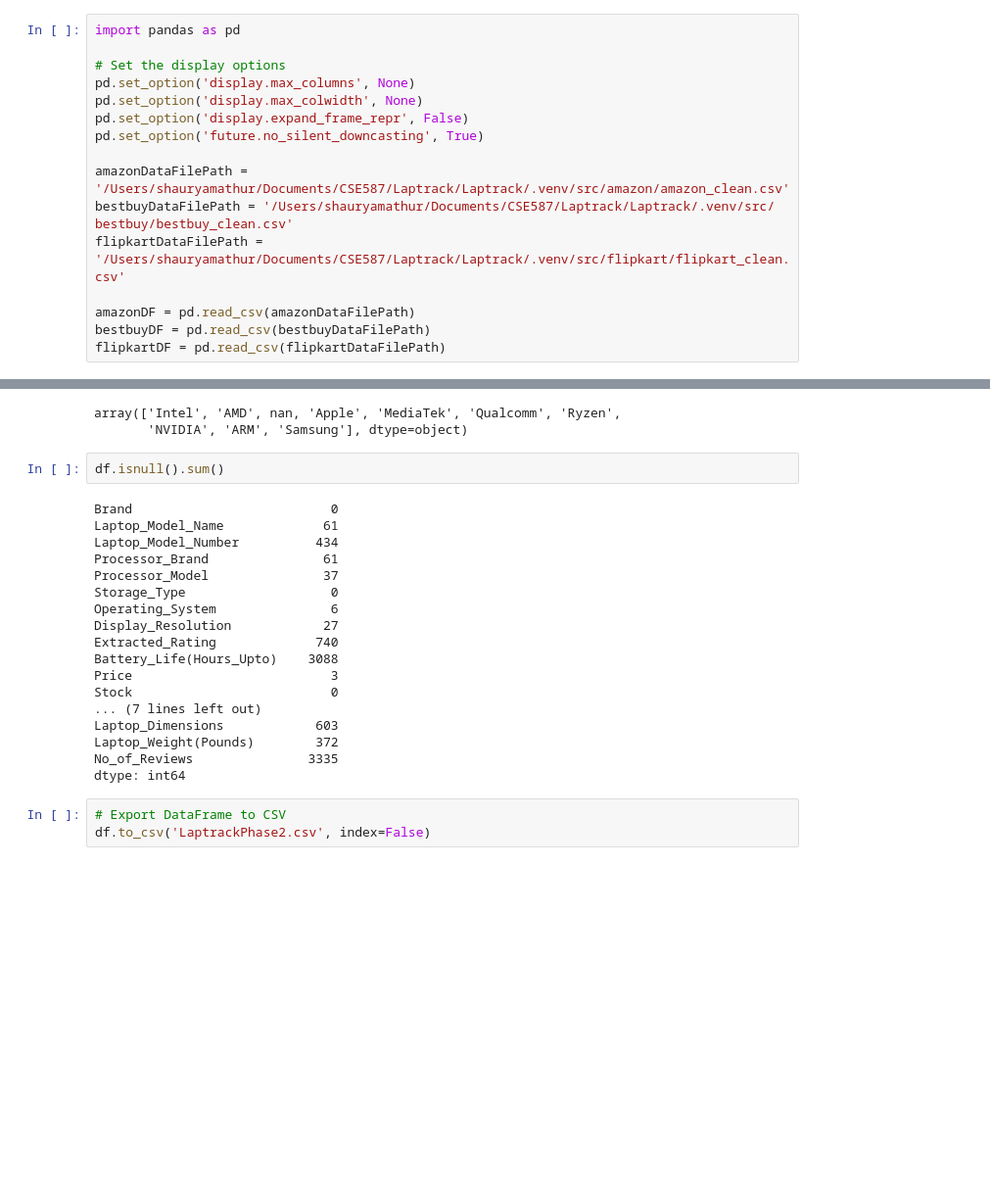
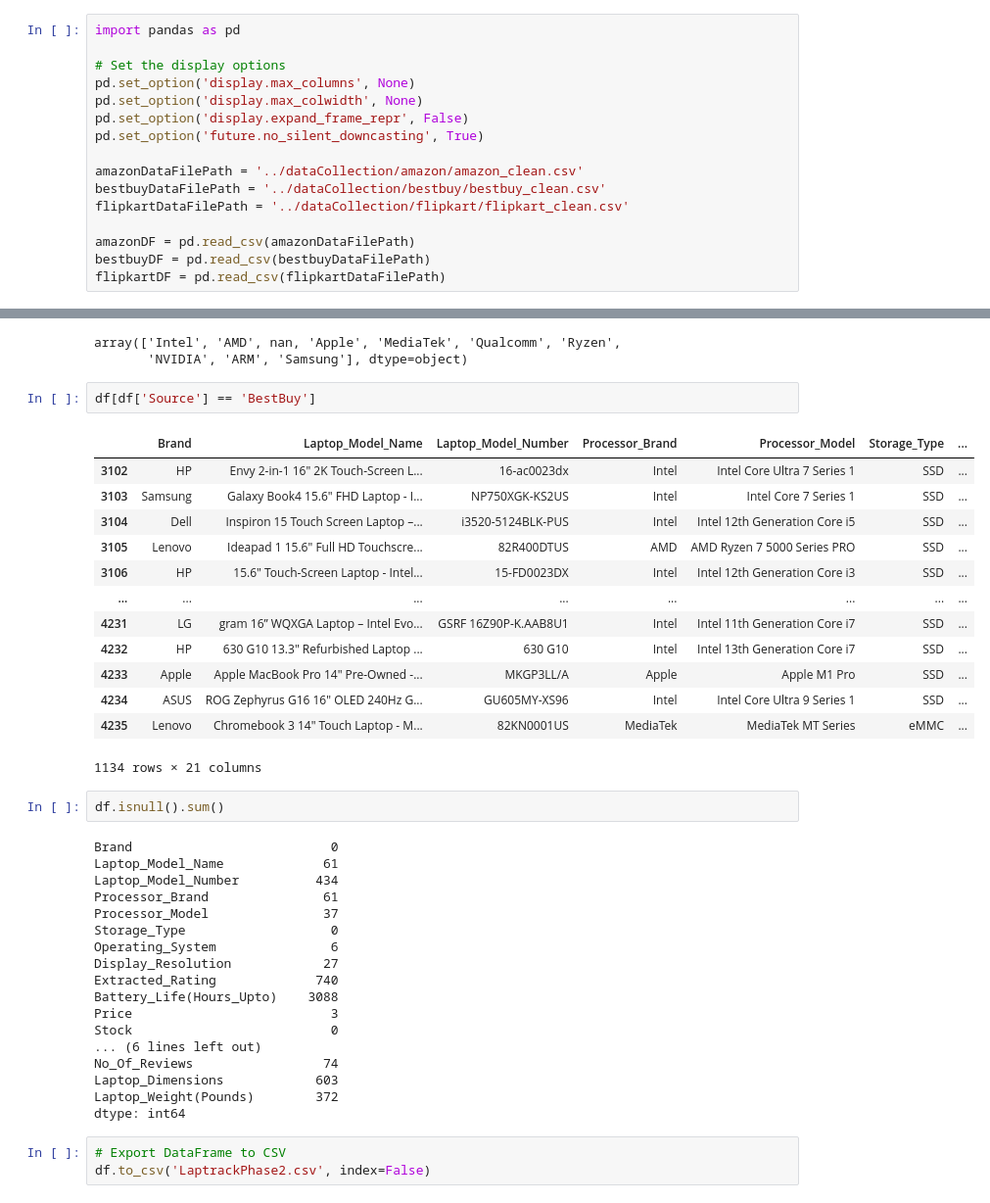
Before and after one commit to VaibhavSaran/CSE-587-PROJECT-LAPTRACK, a Jupyter notebook: Phase2/dataCollection/phase2DataCollection.ipynb, the cells around one changed output, grey strips where cells are left out. Shown at 98% size. Saved outputs shown, nothing was run; the diff lists cells and outputs as text; blank space fills up the shorter version.

```diff
--- a/Phase2/dataCollection/phase2DataCollection.ipynb
+++ b/Phase2/dataCollection/phase2DataCollection.ipynb
@@ -7,9 +7,9 @@ pd.set_option('display.max_colwidth', None)
 pd.set_option('display.expand_frame_repr', False)
 pd.set_option('future.no_silent_downcasting', True)
 
-amazonDataFilePath = '/Users/shauryamathur/Documents/CSE587/Laptrack/Laptrack/.venv/src/amazon/amazon_clean.csv'
-bestbuyDataFilePath = '/Users/shauryamathur/Documents/CSE587/Laptrack/Laptrack/.venv/src/ bestbuy/bestbuy_clean.csv'
-flipkartDataFilePath = '/Users/shauryamathur/Documents/CSE587/Laptrack/Laptrack/.venv/src/flipkart/flipkart_clean.csv'
+amazonDataFilePath = '../dataCollection/amazon/amazon_clean.csv'
+bestbuyDataFilePath = '../dataCollection/bestbuy/bestbuy_clean.csv'
+flipkartDataFilePath = '../dataCollection/flipkart/flipkart_clean.csv'
 
 amazonDF = pd.read_csv(amazonDataFilePath)
 bestbuyDF = pd.read_csv(bestbuyDataFilePath)
@@ -86,6 +82,22 @@ df['Processor_Brand'].unique()
 # %% [output]
 array(['Intel', 'AMD', nan, 'Apple', 'MediaTek', 'Qualcomm', 'Ryzen',
        'NVIDIA', 'ARM', 'Samsung'], dtype=object)
+# %%
+df[df['Source'] == 'BestBuy']
+# %% [output]
+|  | Brand | Laptop_Model_Name | Laptop_Model_Number | Processor_Brand | Processor_Model | Storage_Type | ... |
+| 3102 | HP | Envy 2-in-1 16" 2K Touch-Screen L... | 16-ac0023dx | Intel | Intel Core Ultra 7 Series 1 | SSD | ... |
+| 3103 | Samsung | Galaxy Book4 15.6" FHD Laptop - I... | NP750XGK-KS2US | Intel | Intel Core 7 Series 1 | SSD | ... |
+| 3104 | Dell | Inspiron 15 Touch Screen Laptop –... | i3520-5124BLK-PUS | Intel | Intel 12th Generation Core i5 | SSD | ... |
+| 3105 | Lenovo | Ideapad 1 15.6" Full HD Touchscre... | 82R400DTUS | AMD | AMD Ryzen 7 5000 Series PRO | SSD | ... |
+| 3106 | HP | 15.6" Touch-Screen Laptop - Intel... | 15-FD0023DX | Intel | Intel 12th Generation Core i3 | SSD | ... |
+| ... | ... | ... | ... | ... | ... | ... | ... |
+| 4231 | LG | gram 16” WQXGA Laptop – Intel Evo... | GSRF 16Z90P-K.AAB8U1 | Intel | Intel 11th Generation Core i7 | SSD | ... |
+| 4232 | HP | 630 G10 13.3" Refurbished Laptop ... | 630 G10 | Intel | Intel 13th Generation Core i7 | SSD | ... |
+| 4233 | Apple | Apple MacBook Pro 14" Pre-Owned -... | MKGP3LL/A | Apple | Apple M1 Pro | SSD | ... |
+| 4234 | ASUS | ROG Zephyrus G16 16" OLED 240Hz G... | GU605MY-XS96 | Intel | Intel Core Ultra 9 Series 1 | SSD | ... |
+| 4235 | Lenovo | Chromebook 3 14" Touch Laptop - M... | 82KN0001US | MediaTek | MediaTek MT Series | eMMC | ... |
+1134 rows × 21 columns
 # %%
 df.isnull().sum()
 # %% [output]
@@ -101,10 +113,10 @@ Extracted_Rating             740
 Battery_Life(Hours_Upto)    3088
 Price                          3
 Stock                          0
-... (7 lines left out)
+... (6 lines left out)
+No_Of_Reviews                 74
 Laptop_Dimensions            603
 Laptop_Weight(Pounds)        372
-No_of_Reviews               3335
 dtype: int64
 # %%
 # Export DataFrame to CSV
```
Also changed, not shown: parts of 7 cells of this notebook, 5 other files.
